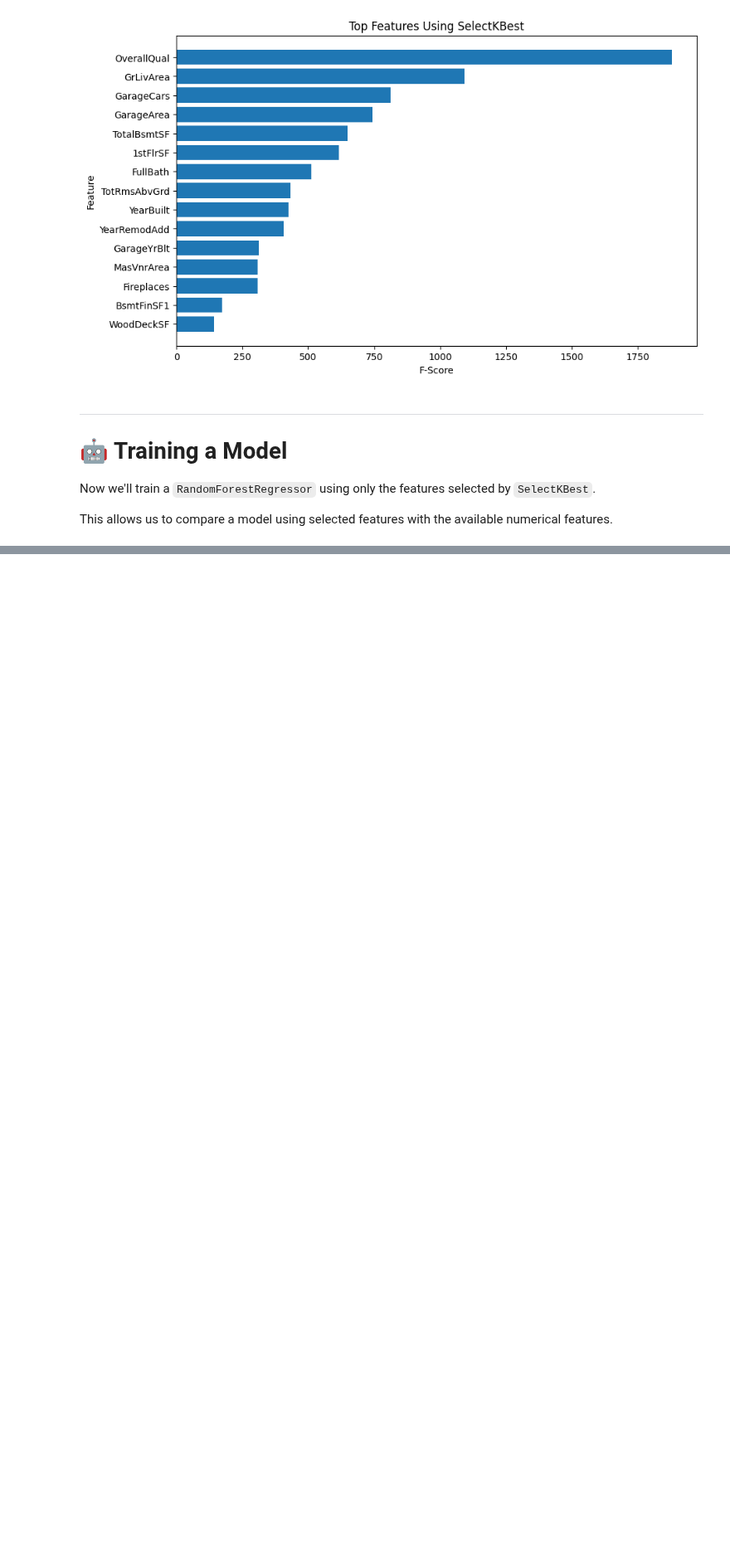
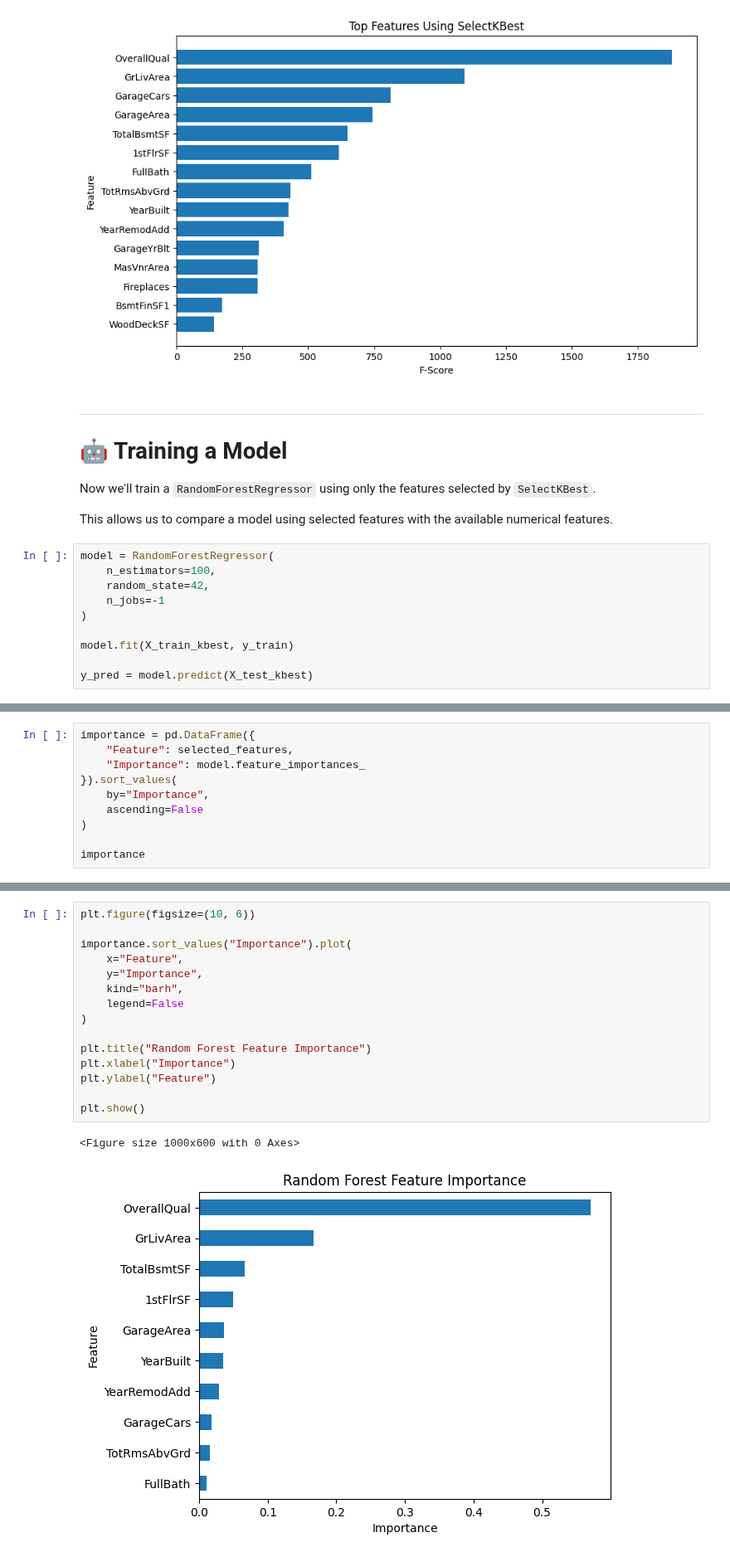
Before and after one commit to ahmedfakhar747/machine-learning-notebooks, a Jupyter notebook: 25_Feature_Selection_and_Splitting.ipynb, the cells around one changed output, grey strips where cells are left out. Shown at 83% size. Drawn from its saved outputs; the diff is of its cells as text; blank space fills up the shorter version.

```diff
--- a/25_Feature_Selection_and_Splitting.ipynb
+++ b/25_Feature_Selection_and_Splitting.ipynb
@@ -327,3 +327,13 @@ plt.show()
 Now we'll train a `RandomForestRegressor` using only the features selected by `SelectKBest`.
 
 This allows us to compare a model using selected features with the available numerical features.
+# %%
+model = RandomForestRegressor(
+    n_estimators=100,
+    random_state=42,
+    n_jobs=-1
+)
+
+model.fit(X_train_kbest, y_train)
+
+y_pred = model.predict(X_test_kbest)
@@ -329,0 +357,10 @@ This allows us to compare a model using selected features with the available num
+# %%
+importance = pd.DataFrame({
+    "Feature": selected_features,
+    "Importance": model.feature_importances_
+}).sort_values(
+    by="Importance",
+    ascending=False
+)
+
+importance
@@ -329,0 +379,18 @@ This allows us to compare a model using selected features with the available num
+# %%
+plt.figure(figsize=(10, 6))
+
+importance.sort_values("Importance").plot(
+    x="Feature",
+    y="Importance",
+    kind="barh",
+    legend=False
+)
+
+plt.title("Random Forest Feature Importance")
+plt.xlabel("Importance")
+plt.ylabel("Feature")
+
+plt.show()
+# %% [output]
+<Figure size 1000x600 with 0 Axes>
+[figure, added]
```
Also changed, not shown: parts of 7 cells of this notebook.
